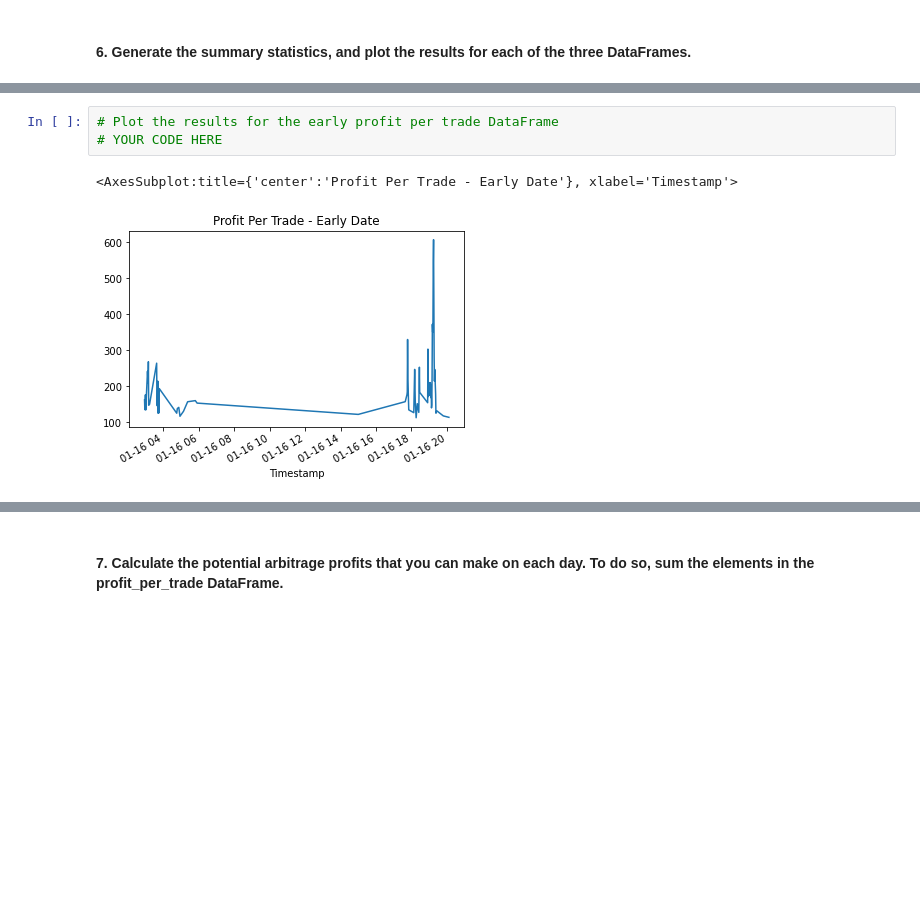
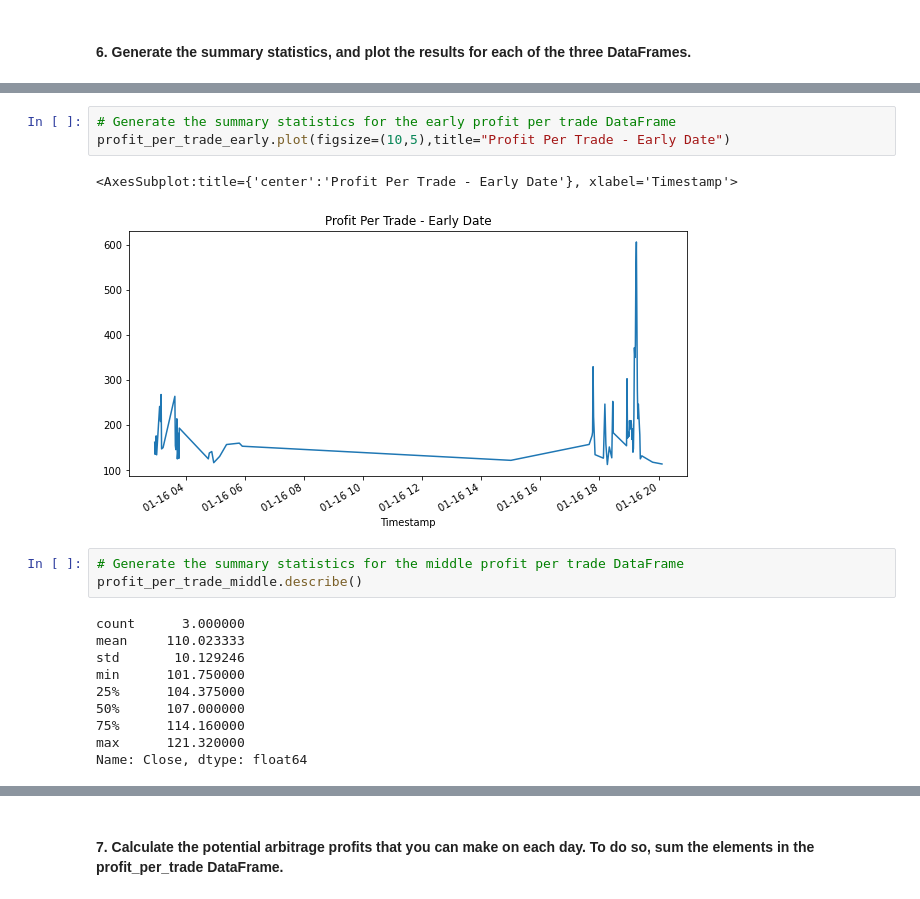
Before and after one commit to LeoHarada/Challenge_3, a Jupyter notebook: Starter_Code/crypto_arbitrage.ipynb, the cells around one changed output, grey strips where cells are left out. Drawn from its saved outputs; the diff is of its cells as text; blank space fills up the shorter version.

```diff
--- a/Starter_Code/crypto_arbitrage.ipynb
+++ b/Starter_Code/crypto_arbitrage.ipynb
@@ -617,9 +781,22 @@ min      112.520000
 75%      210.060000
 max      606.800000
 Name: Close, dtype: float64
+# %%
+# Generate the summary statistics for the early profit per trade DataFrame
+profit_per_trade_early.plot(figsize=(10,5),title="Profit Per Trade - Early Date")
+# %% [output]
+<AxesSubplot:title={'center':'Profit Per Trade - Early Date'}, xlabel='Timestamp'>
+[figure, added]
 # %%
-# Plot the results for the early profit per trade DataFrame
-# YOUR CODE HERE
+# Generate the summary statistics for the middle profit per trade DataFrame
+profit_per_trade_middle.describe()
 # %% [output]
-<AxesSubplot:title={'center':'Profit Per Trade - Early Date'}, xlabel='Timestamp'>
+count      3.000000
+mean     110.023333
+std       10.129246
+min      101.750000
+25%      104.375000
+50%      107.000000
+75%      114.160000
+max      121.320000
+Name: Close, dtype: float64
-[figure, removed]
```
Also changed, not shown: parts of 32 cells of this notebook.
